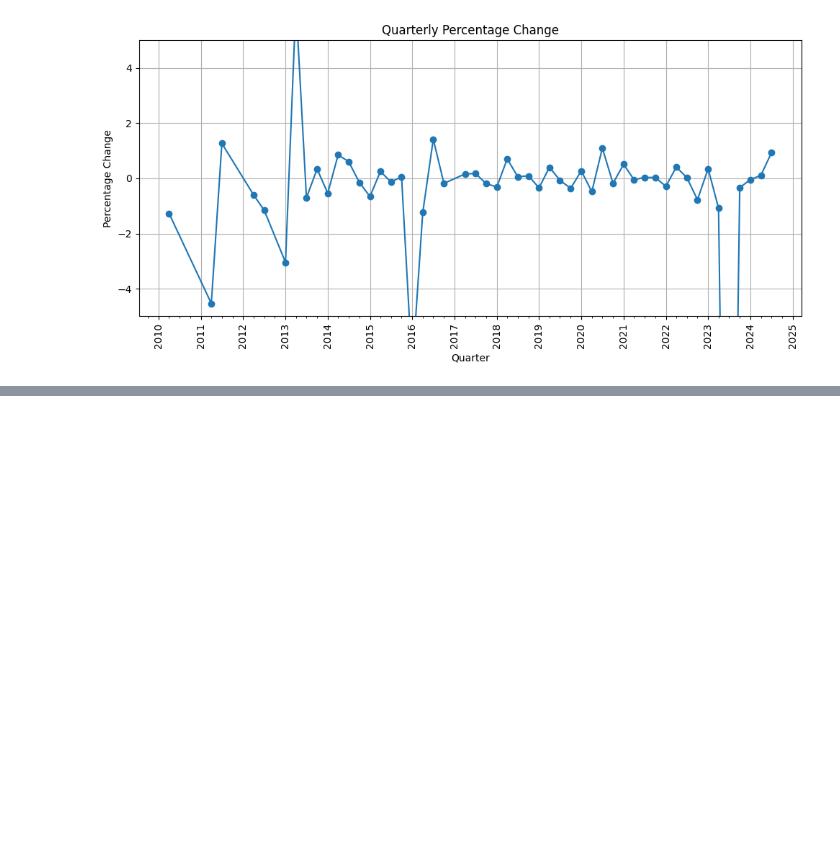
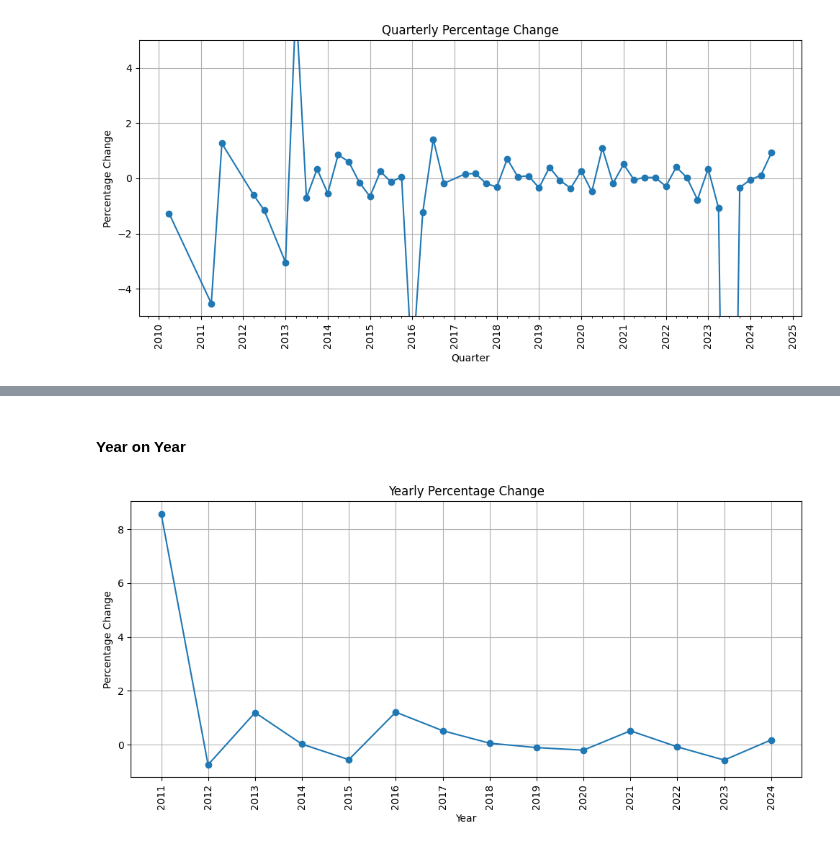
Before and after one commit to loowenwen/jtc-market-sentiments, a Jupyter notebook: sentiments.ipynb, the cells around one changed output, grey strips where cells are left out. Drawn from its saved outputs; the diff is of its cells as text; code cells hidden in the pictures; blank space fills up the shorter version.

```diff
--- a/sentiments.ipynb
+++ b/sentiments.ipynb
@@ -659,0 +704,2 @@ plt.show()
+# %% [markdown]
+#### Year on Year
@@ -659,0 +716,25 @@ plt.show()
+# %%
+import pandas as pd
+import matplotlib.pyplot as plt
+import matplotlib.dates as mdates
+
+file_path = 'final_market_sentiments.xlsx'
+yearly_sentiments = pd.read_excel(file_path, sheet_name='yearly sentiments')
+
+yearly_sentiments['Year'] = pd.to_datetime(yearly_sentiments['Year'], format='%Y')
+
+plt.figure(figsize=(10, 5))
+plt.plot(yearly_sentiments['Year'], yearly_sentiments['Percentage Change'], marker='o')
+plt.title('Yearly Percentage Change')
+plt.xlabel('Year')
+plt.ylabel('Percentage Change')
+
+plt.gca().xaxis.set_major_locator(mdates.YearLocator())
+plt.gca().xaxis.set_major_formatter(mdates.DateFormatter('%Y'))
+
+plt.xticks(rotation=90)
+plt.grid(True)
+plt.tight_layout()
+plt.show()
+# %% [output]
+[figure, added]
```
Also changed, not shown: parts of 4 cells of this notebook, 1 other file.
